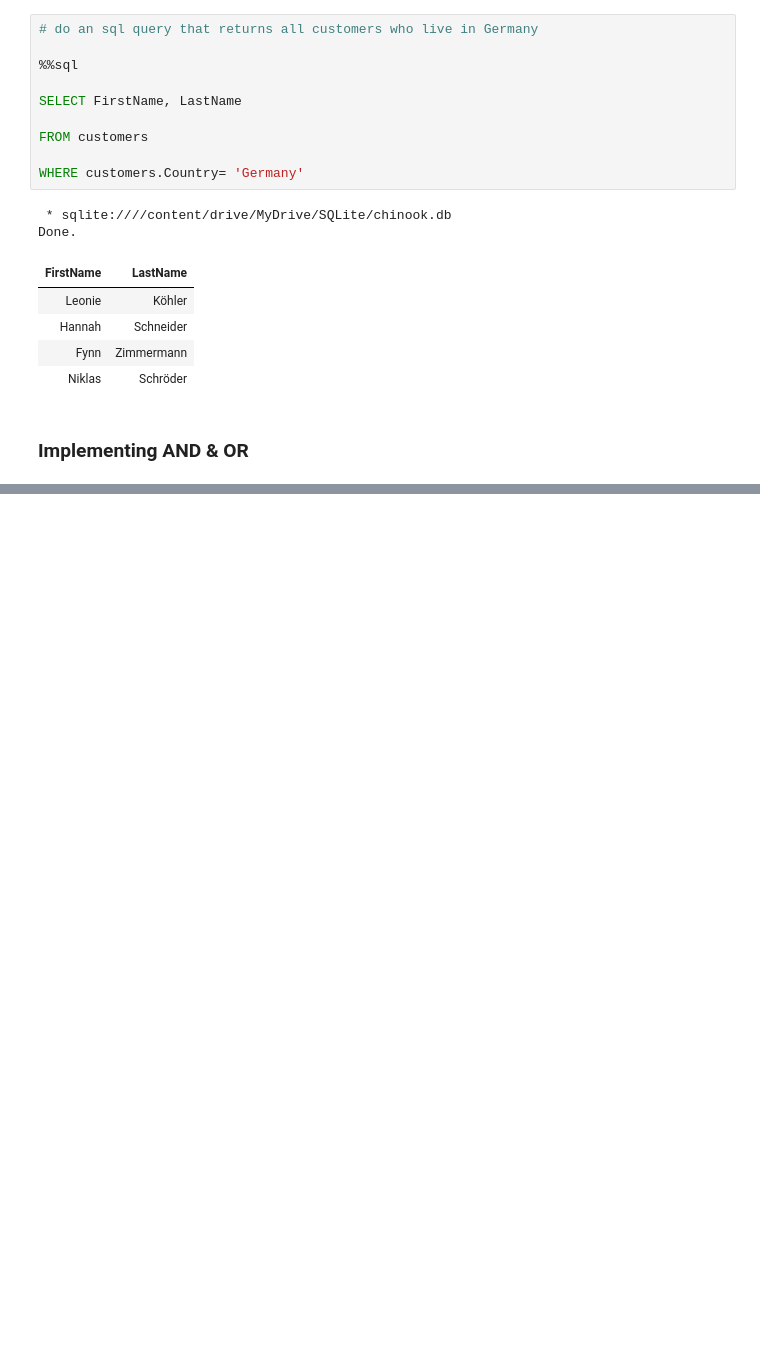
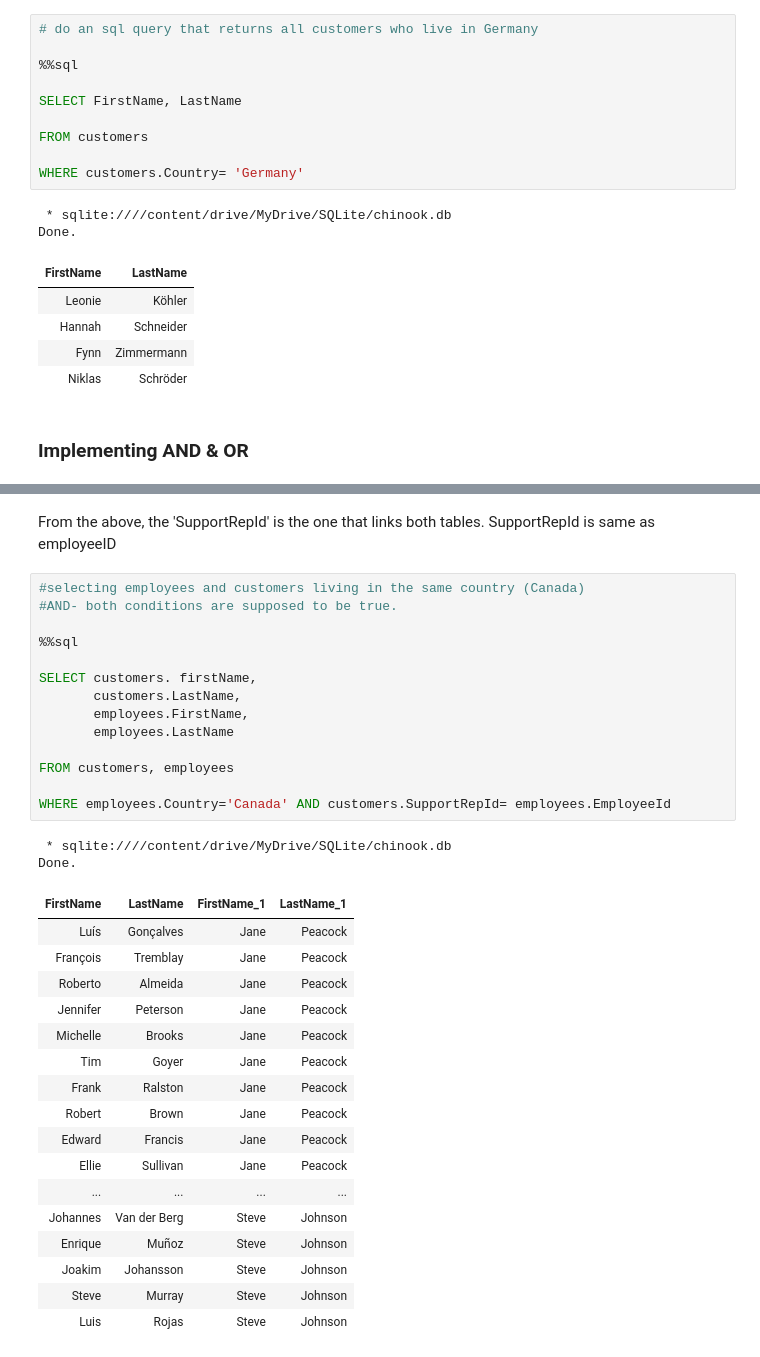
Before and after one commit to mandem296/SQLite-Chinook, a Jupyter notebook: SQLite_PowerBi_Challenge.ipynb, the cells around one changed output, grey strips where cells are left out. Cells and saved outputs as stored; diff of their text form; blank space fills up the shorter version.

```diff
--- a/SQLite_PowerBi_Challenge.ipynb
+++ b/SQLite_PowerBi_Challenge.ipynb
@@ -329,0 +382,36 @@ Done.
+# %% [markdown]
+From the above, the 'SupportRepId' is the one that links both tables. SupportRepId is same as employeeID
+# %%
+#selecting employees and customers living in the same country (Canada)
+#AND- both conditions are supposed to be true.
+
+%%sql
+
+SELECT customers. firstName,
+       customers.LastName,
+       employees.FirstName,
+       employees.LastName
+
+FROM customers, employees
+
+WHERE employees.Country='Canada' AND customers.SupportRepId= employees.EmployeeId
+# %% [output]
+ * sqlite:////content/drive/MyDrive/SQLite/chinook.db
+Done.
+| FirstName | LastName | FirstName_1 | LastName_1 |
+| Luís | Gonçalves | Jane | Peacock |
+| François | Tremblay | Jane | Peacock |
+| Roberto | Almeida | Jane | Peacock |
+| Jennifer | Peterson | Jane | Peacock |
+| Michelle | Brooks | Jane | Peacock |
+| Tim | Goyer | Jane | Peacock |
+| Frank | Ralston | Jane | Peacock |
+| Robert | Brown | Jane | Peacock |
+| Edward | Francis | Jane | Peacock |
+| Ellie | Sullivan | Jane | Peacock |
+| ... | ... | ... | ... |
+| Johannes | Van der Berg | Steve | Johnson |
+| Enrique | Muñoz | Steve | Johnson |
+| Joakim | Johansson | Steve | Johnson |
+| Steve | Murray | Steve | Johnson |
+| Luis | Rojas | Steve | Johnson |
```
Also changed, not shown: parts of 6 cells of this notebook.
